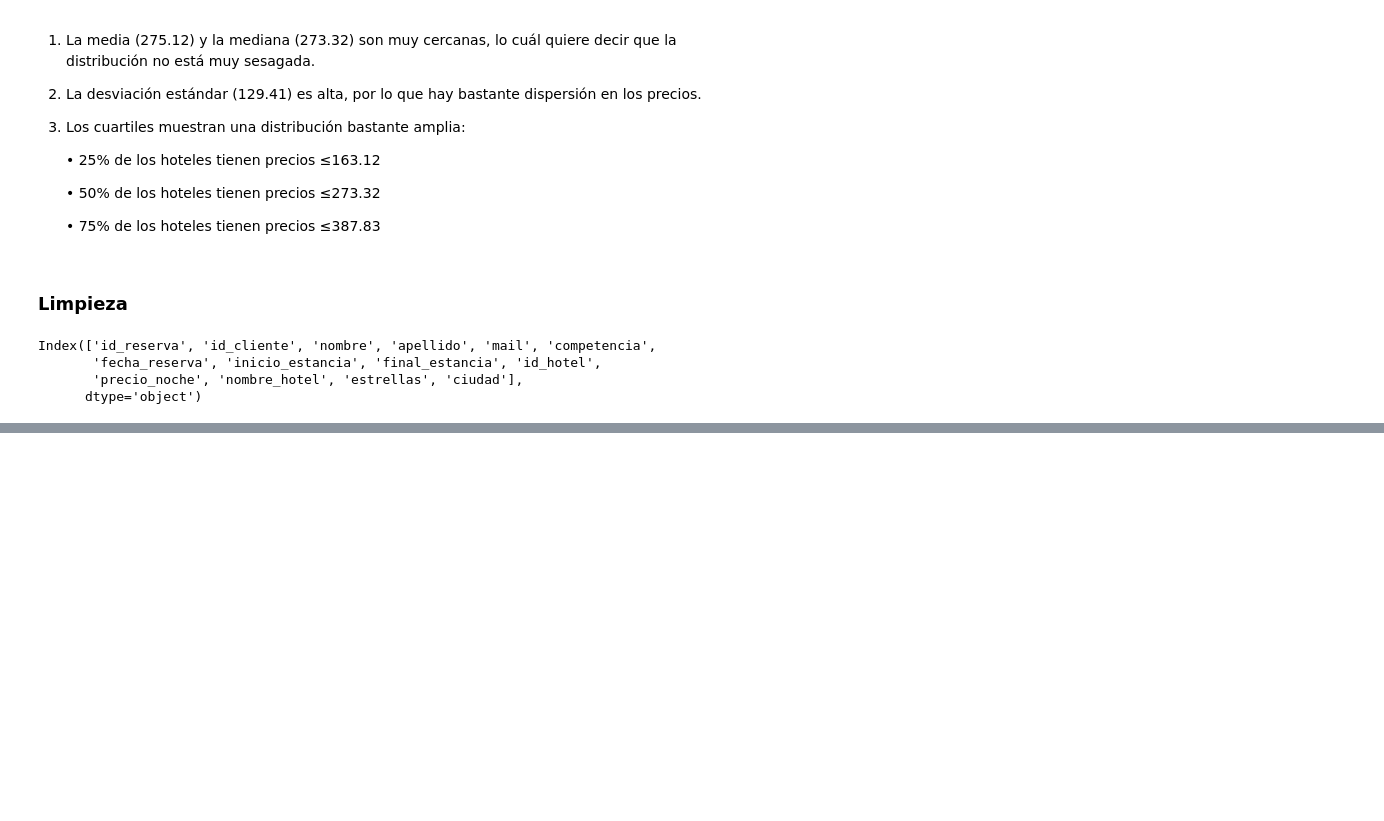
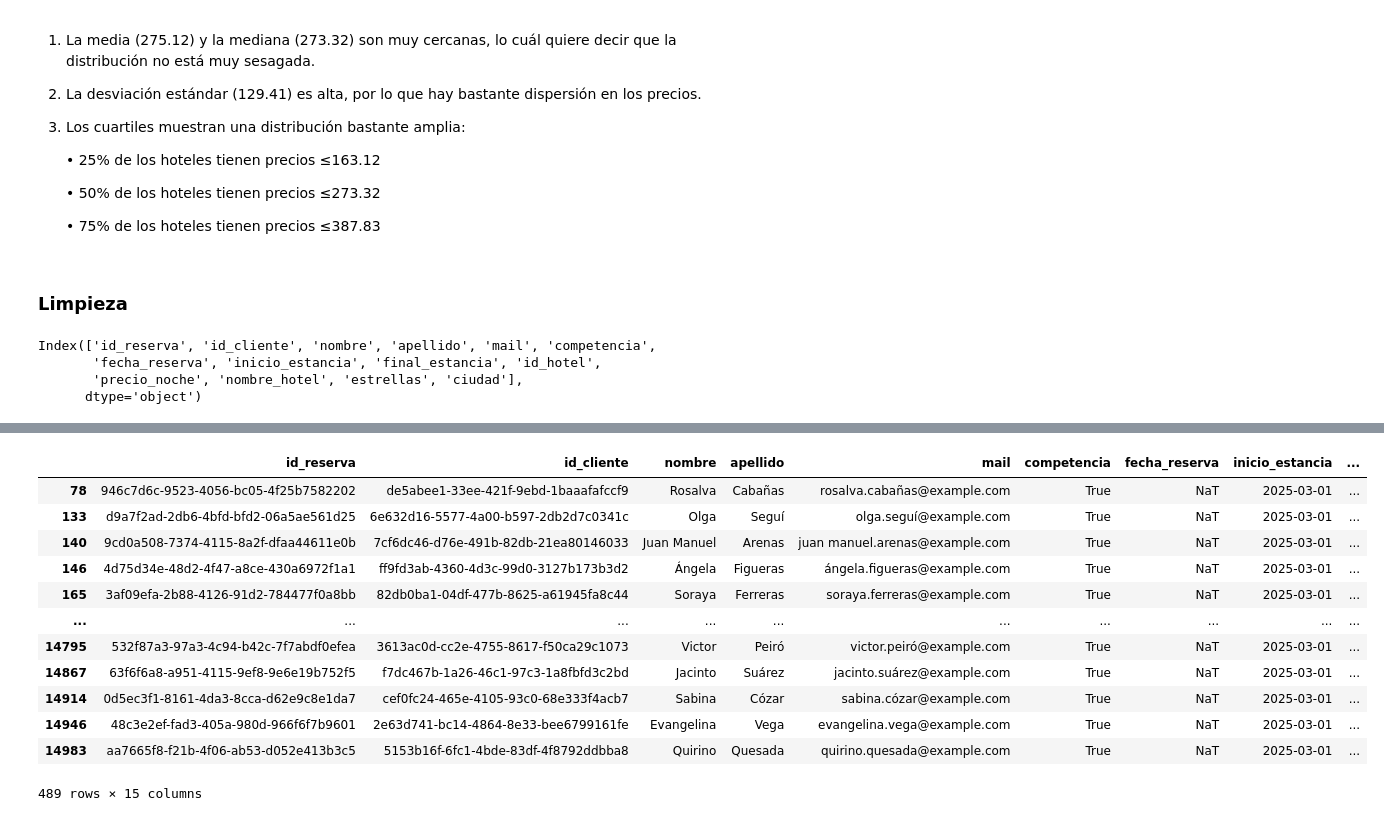
Before and after one commit to Gonzalo8julian/14.PROYECTO_ETL, a Jupyter notebook: jupyters/analisis_inicial.ipynb, the cells around one changed output, grey strips where cells are left out. Saved outputs shown, nothing was run; the diff lists cells and outputs as text; code cells hidden in the pictures; blank space fills up the shorter version.

```diff
--- a/jupyters/analisis_inicial.ipynb
+++ b/jupyters/analisis_inicial.ipynb
@@ -203,0 +197,3 @@ df
+# %%
+fecha_mas_comun = df["inicio_estancia"].mode()[0]  # Obtiene la fecha más común
+df["inicio_estancia"].fillna(fecha_mas_comun, inplace=True)
@@ -213,0 +268,17 @@ Length: 13, dtype: datetime64[ns]
+# %%
+df_filtrado = df[df["id_hotel"] == 117]
+df_filtrado
+# %% [output]
+|  | id_reserva | id_cliente | nombre | apellido | mail | competencia | fecha_reserva | inicio_estancia | ... |
+| 78 | 946c7d6c-9523-4056-bc05-4f25b7582202 | de5abee1-33ee-421f-9ebd-1baaafafccf9 | Rosalva | Cabañas | rosalva.cabañas@example.com | True | NaT | 2025-03-01 | ... |
+| 133 | d9a7f2ad-2db6-4bfd-bfd2-06a5ae561d25 | 6e632d16-5577-4a00-b597-2db2d7c0341c | Olga | Seguí | olga.seguí@example.com | True | NaT | 2025-03-01 | ... |
+| 140 | 9cd0a508-7374-4115-8a2f-dfaa44611e0b | 7cf6dc46-d76e-491b-82db-21ea80146033 | Juan Manuel | Arenas | juan manuel.arenas@example.com | True | NaT | 2025-03-01 | ... |
+| 146 | 4d75d34e-48d2-4f47-a8ce-430a6972f1a1 | ff9fd3ab-4360-4d3c-99d0-3127b173b3d2 | Ángela | Figueras | ángela.figueras@example.com | True | NaT | 2025-03-01 | ... |
+| 165 | 3af09efa-2b88-4126-91d2-784477f0a8bb | 82db0ba1-04df-477b-8625-a61945fa8c44 | Soraya | Ferreras | soraya.ferreras@example.com | True | NaT | 2025-03-01 | ... |
+| ... | ... | ... | ... | ... | ... | ... | ... | ... | ... |
+| 14795 | 532f87a3-97a3-4c94-b42c-7f7abdf0efea | 3613ac0d-cc2e-4755-8617-f50ca29c1073 | Victor | Peiró | victor.peiró@example.com | True | NaT | 2025-03-01 | ... |
+| 14867 | 63f6f6a8-a951-4115-9ef8-9e6e19b752f5 | f7dc467b-1a26-46c1-97c3-1a8fbfd3c2bd | Jacinto | Suárez | jacinto.suárez@example.com | True | NaT | 2025-03-01 | ... |
+| 14914 | 0d5ec3f1-8161-4da3-8cca-d62e9c8e1da7 | cef0fc24-465e-4105-93c0-68e333f4acb7 | Sabina | Cózar | sabina.cózar@example.com | True | NaT | 2025-03-01 | ... |
+| 14946 | 48c3e2ef-fad3-405a-980d-966f6f7b9601 | 2e63d741-bc14-4864-8e33-bee6799161fe | Evangelina | Vega | evangelina.vega@example.com | True | NaT | 2025-03-01 | ... |
+| 14983 | aa7665f8-f21b-4f06-ab53-d052e413b3c5 | 5153b16f-6fc1-4bde-83df-4f8792ddbba8 | Quirino | Quesada | quirino.quesada@example.com | True | NaT | 2025-03-01 | ... |
+489 rows × 15 columns
```
Also changed, not shown: parts of 5 cells of this notebook, 3 other files.
